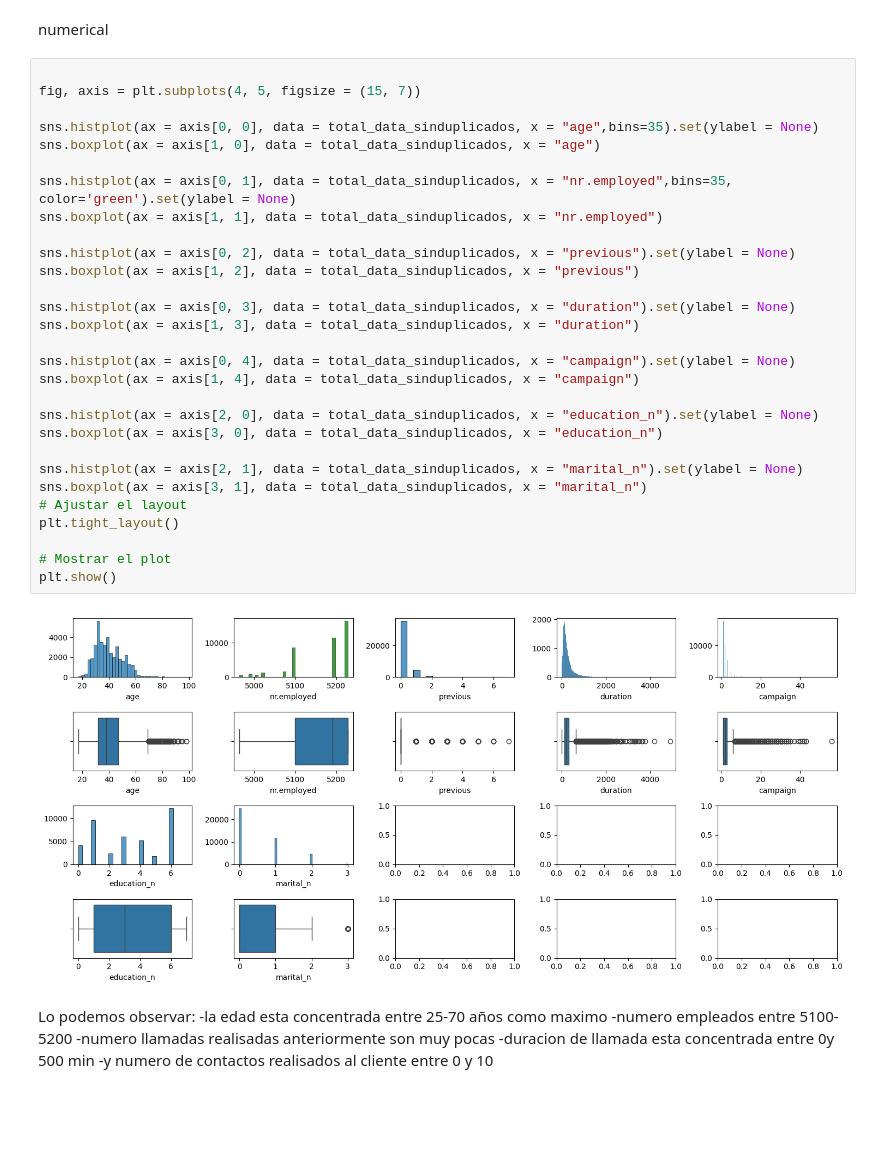
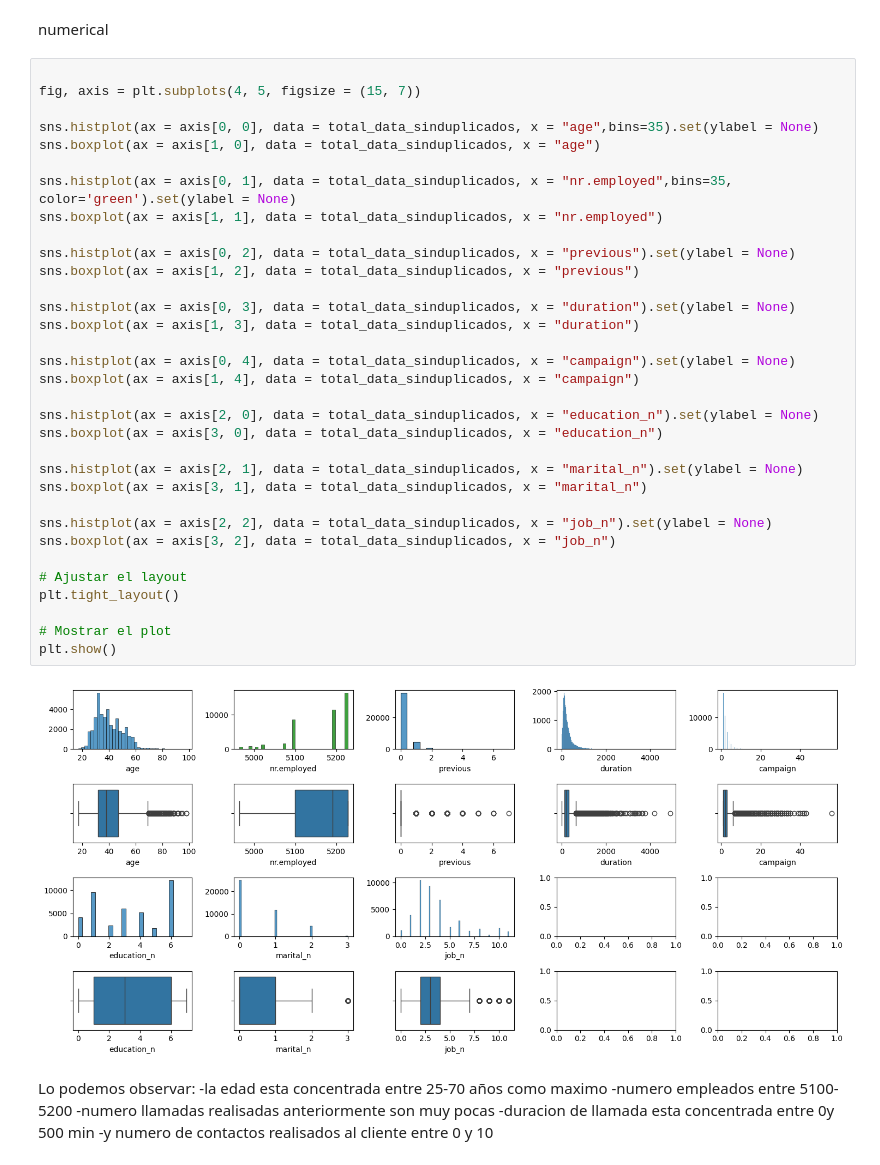
Before and after one commit to OlgaKurganova/regresion_logistica, a Jupyter notebook: src/explore.ipynb, the cells around one changed output. Drawn from its saved outputs; the diff is of its cells as text; blank space fills up the shorter version.

```diff
--- a/src/explore.ipynb
+++ b/src/explore.ipynb
@@ -315,34 +315,38 @@ numerical
 # %%
 
 fig, axis = plt.subplots(4, 5, figsize = (15, 7))
 
 sns.histplot(ax = axis[0, 0], data = total_data_sinduplicados, x = "age",bins=35).set(ylabel = None)
 sns.boxplot(ax = axis[1, 0], data = total_data_sinduplicados, x = "age")
 
 sns.histplot(ax = axis[0, 1], data = total_data_sinduplicados, x = "nr.employed",bins=35, color='green').set(ylabel = None)
 sns.boxplot(ax = axis[1, 1], data = total_data_sinduplicados, x = "nr.employed")
 
 sns.histplot(ax = axis[0, 2], data = total_data_sinduplicados, x = "previous").set(ylabel = None)
 sns.boxplot(ax = axis[1, 2], data = total_data_sinduplicados, x = "previous")
 
 sns.histplot(ax = axis[0, 3], data = total_data_sinduplicados, x = "duration").set(ylabel = None)
 sns.boxplot(ax = axis[1, 3], data = total_data_sinduplicados, x = "duration")
 
 sns.histplot(ax = axis[0, 4], data = total_data_sinduplicados, x = "campaign").set(ylabel = None)
 sns.boxplot(ax = axis[1, 4], data = total_data_sinduplicados, x = "campaign")
 
 sns.histplot(ax = axis[2, 0], data = total_data_sinduplicados, x = "education_n").set(ylabel = None)
 sns.boxplot(ax = axis[3, 0], data = total_data_sinduplicados, x = "education_n")
 
 sns.histplot(ax = axis[2, 1], data = total_data_sinduplicados, x = "marital_n").set(ylabel = None)
 sns.boxplot(ax = axis[3, 1], data = total_data_sinduplicados, x = "marital_n")
+
+sns.histplot(ax = axis[2, 2], data = total_data_sinduplicados, x = "job_n").set(ylabel = None)
+sns.boxplot(ax = axis[3, 2], data = total_data_sinduplicados, x = "job_n")
+
 # Ajustar el layout
 plt.tight_layout()
 
 # Mostrar el plot
 plt.show()
 # %% [output]
-[figure, old version]
+[figure, new version]
 # %% [markdown]
 Lo podemos observar:
 -la edad esta concentrada entre 25-70 años como maximo
```
Also changed, not shown: parts of 13 cells of this notebook, 1 other file.
